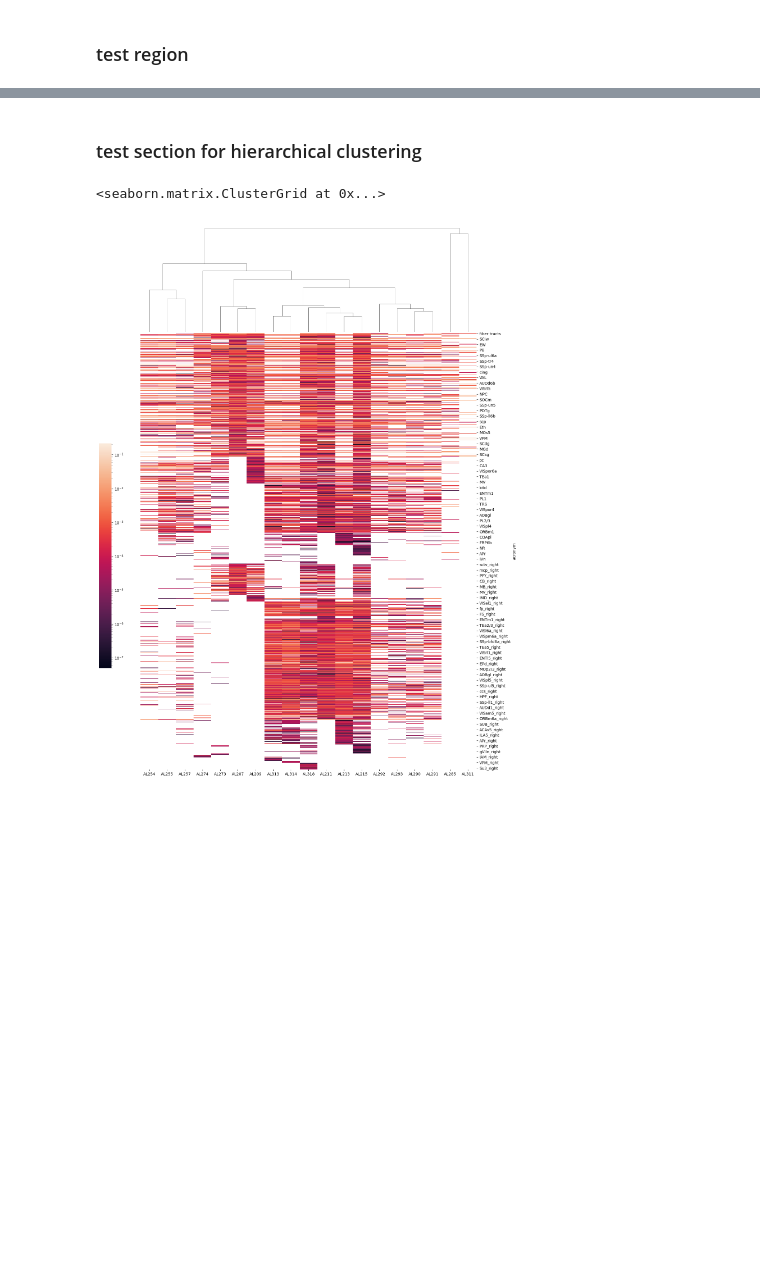
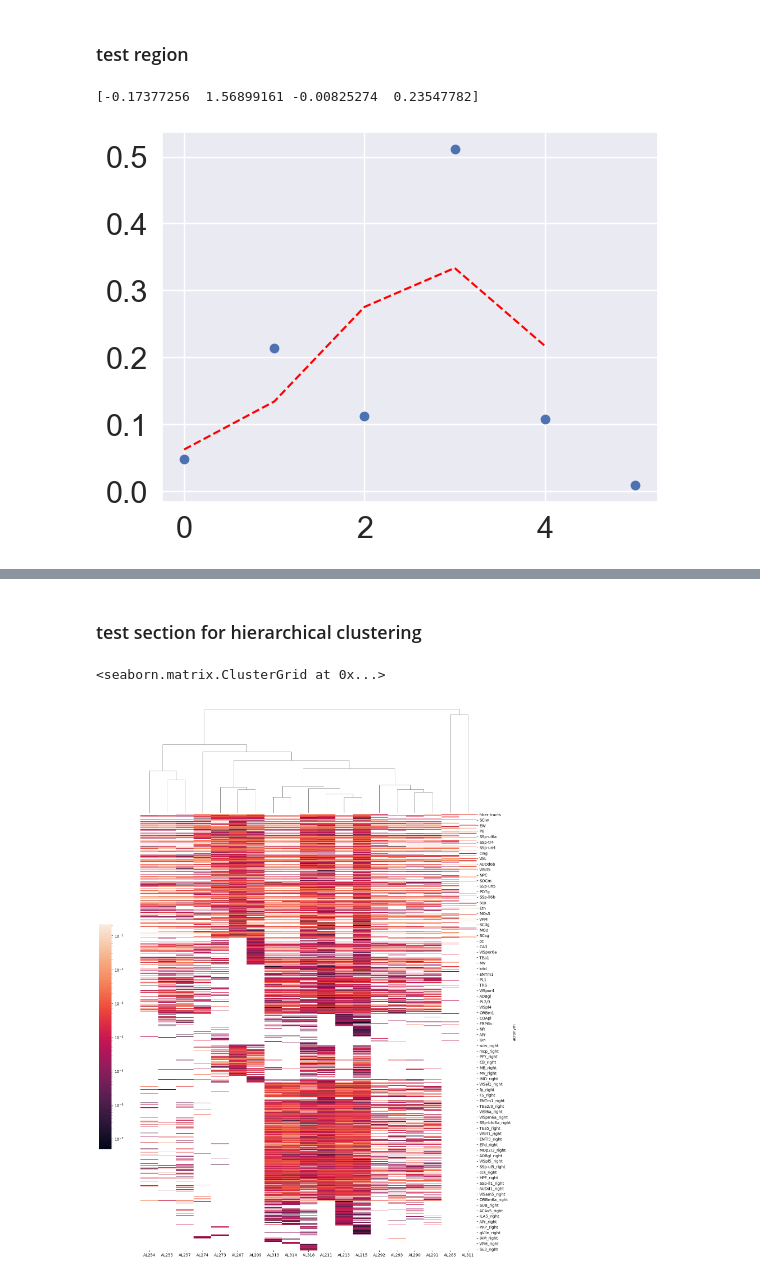
Before and after one commit to YANQI-LIU/Image_Registration, a Jupyter notebook: plotting_sns.ipynb, the cells around one changed output, grey strips where cells are left out. Saved outputs shown, nothing was run; the diff lists cells and outputs as text; code cells hidden in the pictures; blank space fills up the shorter version.

```diff
--- a/plotting_sns.ipynb
+++ b/plotting_sns.ipynb
@@ -1518,2 +1572,38 @@ grouped_bar(expand1)
 # %% [markdown]
 ### test region
+# %%
+# curve fitting for layer distribution test
+
+from numpy import sin
+from numpy import sqrt
+from numpy import arange
+from pandas import read_csv
+from scipy.optimize import curve_fit
+from matplotlib import pyplot
+
+# define the true objective function
+def objective(x, a, b, c, d):
+ return a * sin(b - x) + c * x**2 + d
+
+# load the dataset
+x, y = cre1_norm.index, cre1_norm['AL254']
+
+# curve fit
+popt, _ = curve_fit(objective, x, y)
+# summarize the parameter values
+a, b, c, d = popt
+print(popt)
+# plot input vs output
+pyplot.scatter(x, y)
+# define a sequence of inputs between the smallest and largest known inputs
+x_line = arange(min(x), max(x), 1)
+# calculate the output for the range
+y_line = objective(x_line, a, b, c, d)
+# create a line plot for the mapping function
+pyplot.plot(x_line, y_line, '--', color='red')
+pyplot.show()
+
+# OK not so good, since only have 6 data points (6 layers)
+# %% [output]
+[-0.17377256  1.56899161 -0.00825274  0.23547782]
+[figure, added]
```
Also changed, not shown: parts of 22 cells of this notebook.
